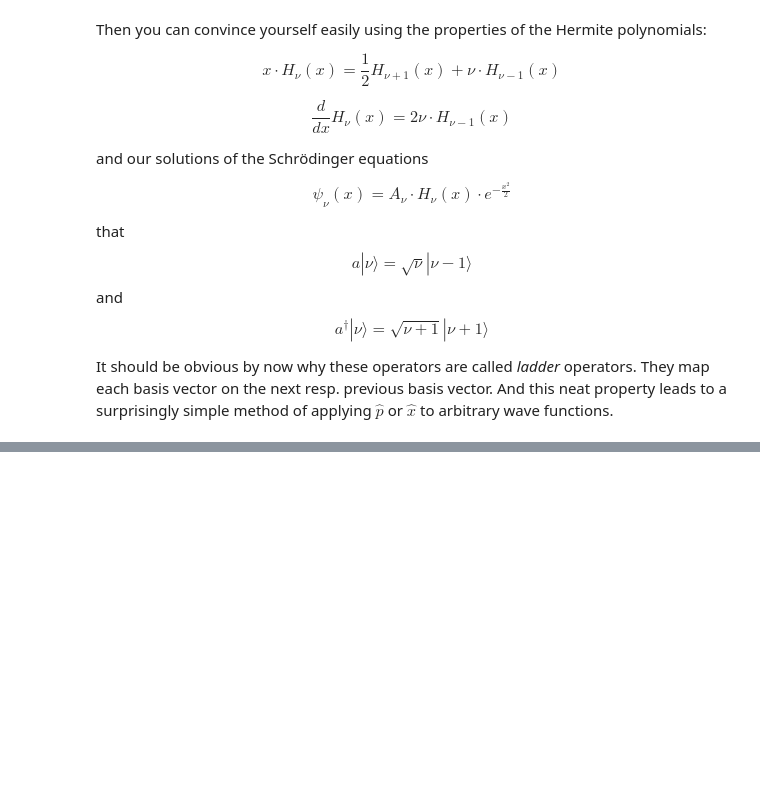
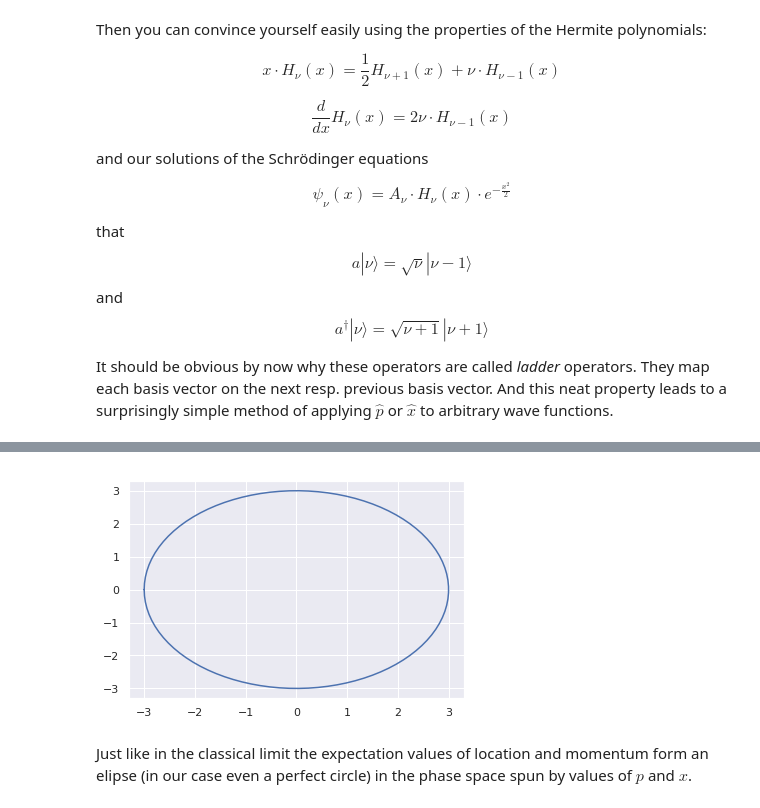
Before and after one commit to Project-Ellie/tutorials, a Jupyter notebook: other_stuff/Schroedinger.ipynb, the cells around one changed output, grey strips where cells are left out. Cells and saved outputs as stored; diff of their text form; code cells hidden in the pictures; blank space fills up the shorter version.

Commit message:
Schroedinger notebook finished with classical trajectories

```diff
--- a/other_stuff/Schroedinger.ipynb
+++ b/other_stuff/Schroedinger.ipynb
@@ -598,0 +717,3 @@ $$
+# %%
+def psi_t(sc, t):
+    return np.array([sc[nu] * np.exp(-1j*(nu+.5)*t) for nu in range(N)])
@@ -598,0 +736,5 @@ $$
+# %%
+def p_exp (sc, t):
+    psit = psi_t(sc, t)
+    return np.matmul(np.matmul(np.conj(psit).T, p), psit).real
+p_exp(coords, .7)
@@ -598,0 +743,5 @@ $$
+# %%
+def x_exp (sc, t):
+    psit = psi_t(sc, t)
+    return np.matmul(np.matmul(np.conj(psit).T, x_hat), psit).real
+x_exp(coords, np.array(0.7))
@@ -598,0 +768,10 @@ $$
+# %%
+t_ = np.linspace(0, 2*math.pi, 100)
+xt_ = [x_exp(coords, t) for t in t_]
+pt_ = [p_exp(coords, t) for t in t_]
+# %%
+plt.plot(xt_, pt_);
+# %% [output]
+[figure, added]
+# %% [markdown]
+Just like in the classical limit the expectation values of location and momentum form an elipse (in our case even a perfect circle) in the phase space spun by values of $p$ and $x$.
```
Also changed, not shown: parts of 29 cells of this notebook.
